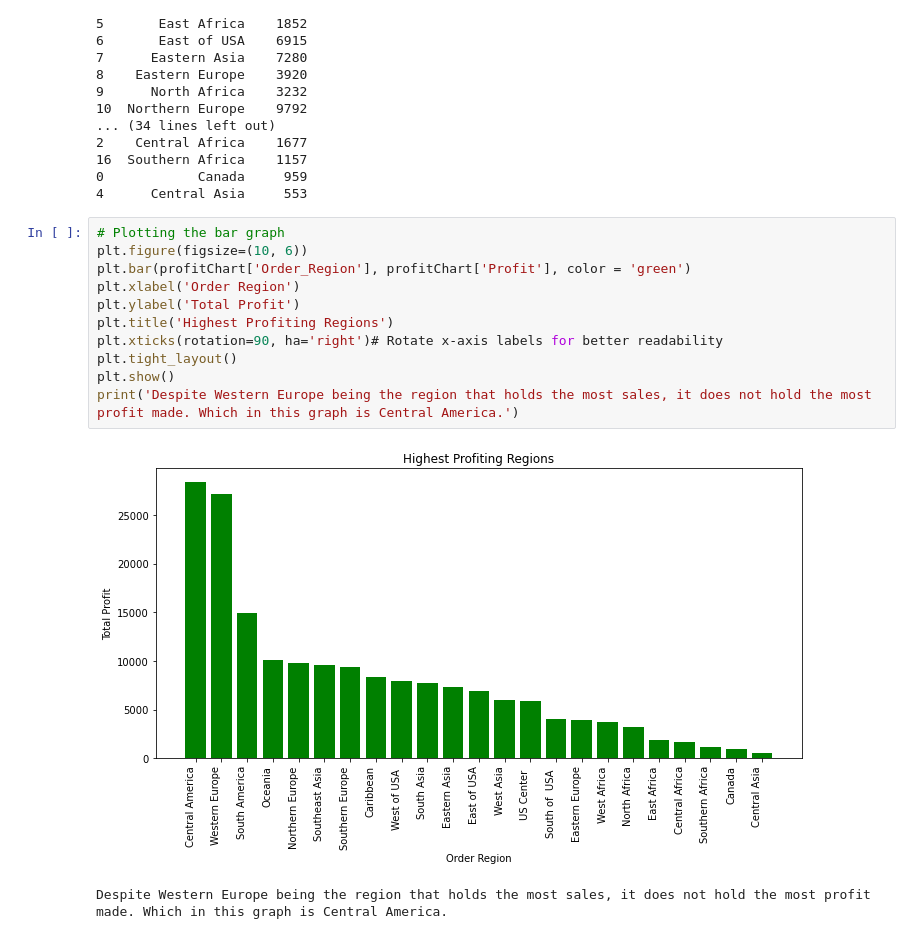
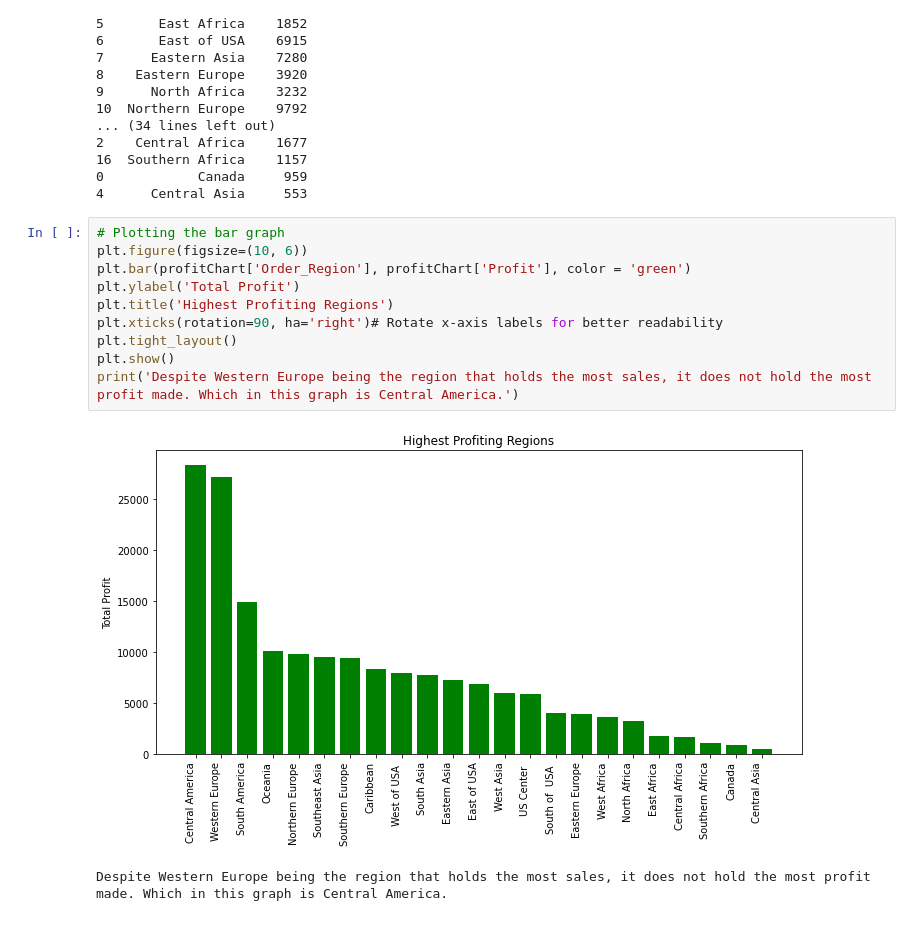
Before and after one commit to CCNY-Analytics-and-Quant/StevenCEdwinA-BAFall2023, a Jupyter notebook: Final Project.ipynb, the cells around one changed output. Drawn from its saved outputs; the diff is of its cells as text.

```diff
--- a/Final Project.ipynb
+++ b/Final Project.ipynb
@@ -775,14 +769,13 @@ print(profitChart)
 # %%
 # Plotting the bar graph
 plt.figure(figsize=(10, 6))
 plt.bar(profitChart['Order_Region'], profitChart['Profit'], color = 'green')
-plt.xlabel('Order Region')
 plt.ylabel('Total Profit')
 plt.title('Highest Profiting Regions')
 plt.xticks(rotation=90, ha='right')# Rotate x-axis labels for better readability
 plt.tight_layout()
 plt.show()
 print('Despite Western Europe being the region that holds the most sales, it does not hold the most profit made. Which in this graph is Central America.')
 # %% [output]
-[figure, old version]
+[figure, new version]
 Despite Western Europe being the region that holds the most sales, it does not hold the most profit made. Which in this graph is Central America.
```
Also changed, not shown: parts of 12 cells of this notebook, 2 other files.
